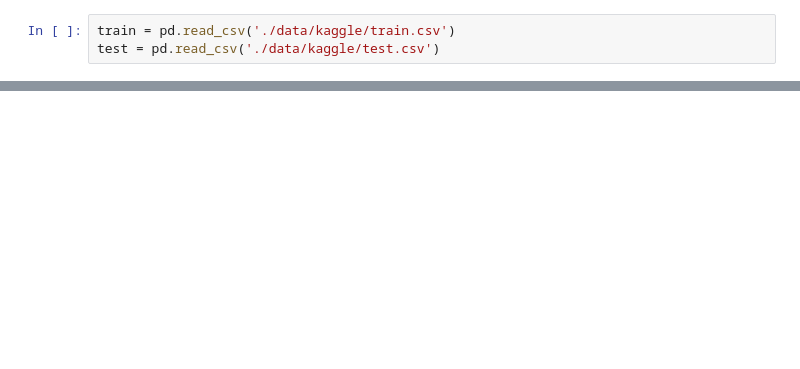
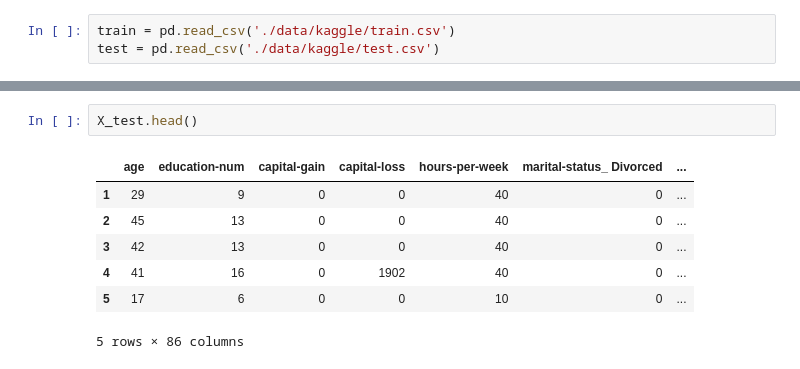
Before and after one commit to min-hyock/MachineLearning, a Jupyter notebook: ex07_kaggle 개인 수입 예측 경진대회.ipynb, the cells around one changed output, grey strips where cells are left out. Saved outputs shown, nothing was run; the diff lists cells and outputs as text; blank space fills up the shorter version.

```diff
--- a/ex07_kaggle 개인 수입 예측 경진대회.ipynb
+++ b/ex07_kaggle 개인 수입 예측 경진대회.ipynb
@@ -146,0 +104,10 @@ Index(['age', 'workclass', 'education', 'education-num', 'marital-status',
+# %%
+X_test.head()
+# %% [output]
+|  | age | education-num | capital-gain | capital-loss | hours-per-week | marital-status_ Divorced | ... |
+| 1 | 29 | 9 | 0 | 0 | 40 | 0 | ... |
+| 2 | 45 | 13 | 0 | 0 | 40 | 0 | ... |
+| 3 | 42 | 13 | 0 | 0 | 40 | 0 | ... |
+| 4 | 41 | 16 | 0 | 1902 | 40 | 0 | ... |
+| 5 | 17 | 6 | 0 | 0 | 10 | 0 | ... |
+5 rows × 86 columns
```
Also changed, not shown: parts of 26 cells of this notebook, 4 other files.
